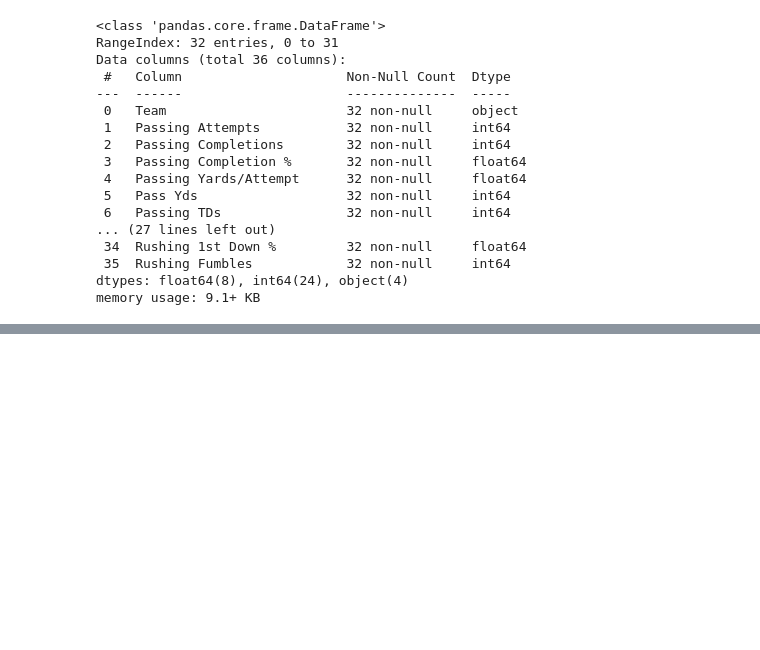
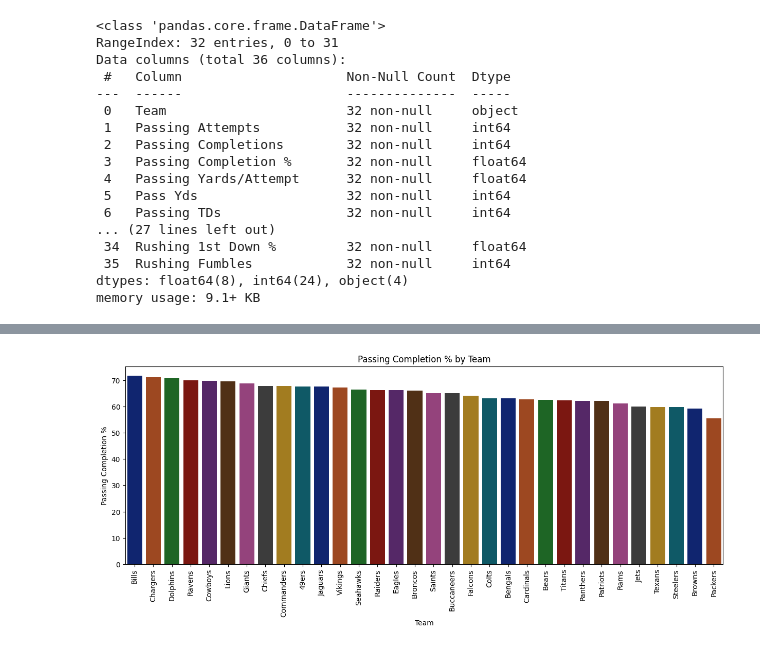
Before and after one commit to afitzer/eda_reference, a Jupyter notebook: nfl-analysis.ipynb, the cells around one changed output, grey strips where cells are left out. Cells and saved outputs as stored; diff of their text form; code cells hidden in the pictures; blank space fills up the shorter version.

```diff
--- a/nfl-analysis.ipynb
+++ b/nfl-analysis.ipynb
@@ -55,0 +62,11 @@ sns.histplot(df['Passing Yards/Attempt'],ax=ax[1])
+# %%
+# select passing completion % and team from the df and sort by passing completion %%!
+PC_Perc = df[['Team', 'Passing Completion %', 'Passing Rate']].sort_values(by='Passing Completion %', ascending=False)
+
+fig, ax = plt.subplots(figsize=(15, 5))
+sns.barplot(data=PC_Perc, x='Team', y='Passing Completion %', palette='dark')
+plt.xticks(rotation=90)
+plt.title('Passing Completion % by Team')
+plt.show()
+# %% [output]
+[figure, added]
```
Also changed, not shown: parts of 4 cells of this notebook, 3 other files.
